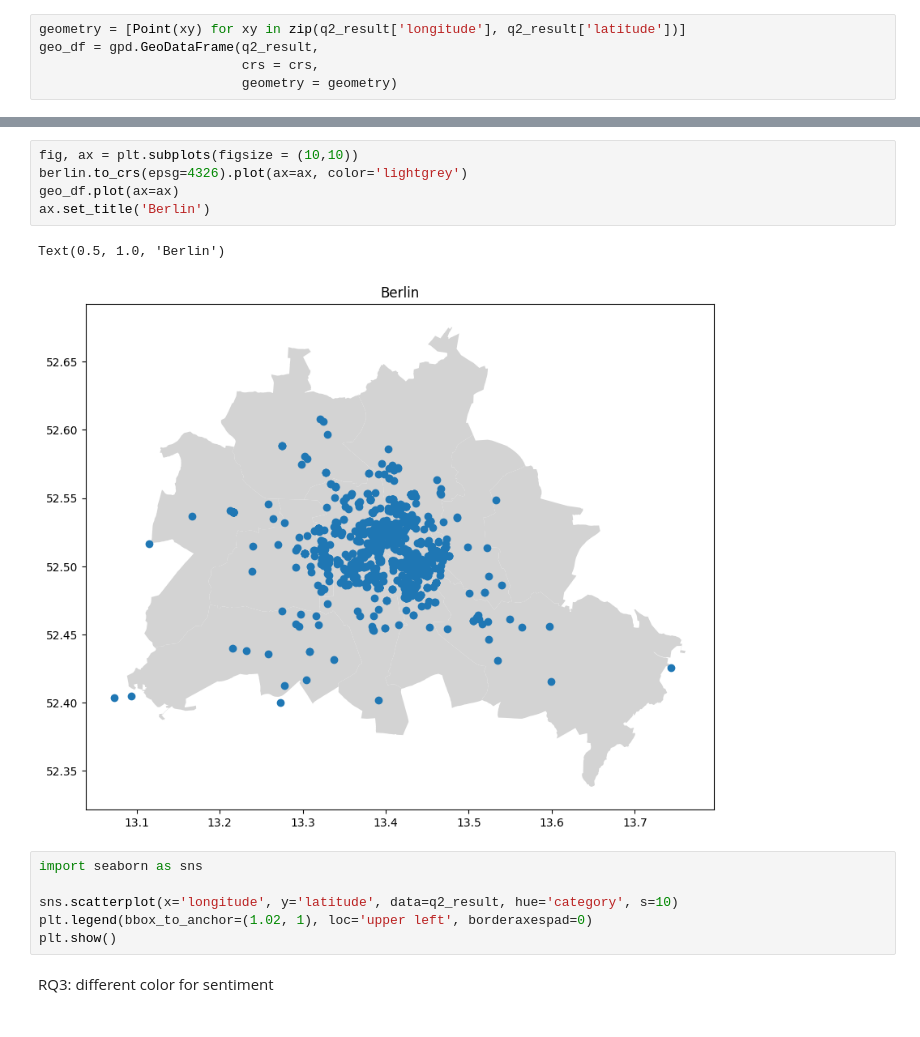
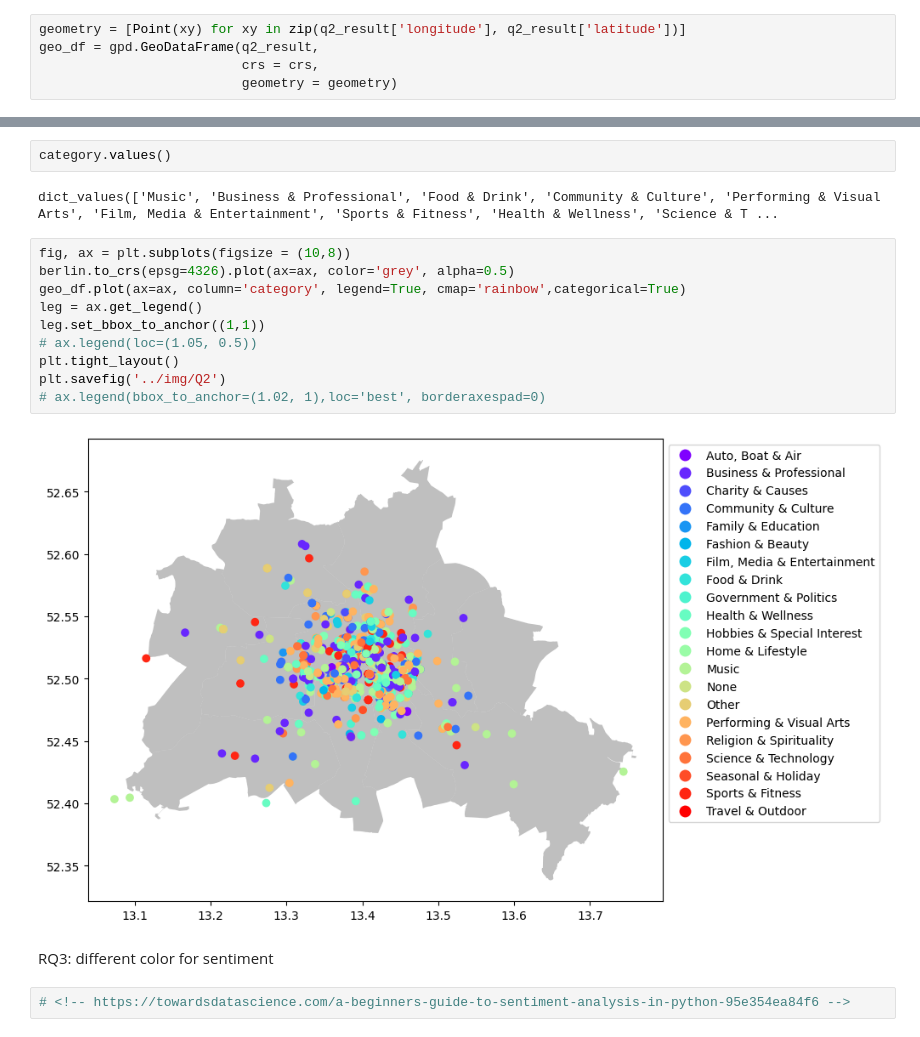
Before and after one commit to chennnxu/Berliin-City-Portrait, a Jupyter notebook: src/EventbriteAnalysis.ipynb, the cells around one changed output, grey strips where cells are left out. Cells and saved outputs as stored; diff of their text form.

```diff
--- a/src/EventbriteAnalysis.ipynb
+++ b/src/EventbriteAnalysis.ipynb
@@ -258,16 +276,20 @@ geo_df = gpd.GeoDataFrame(q2_result,
+# %%
+category.values()
+# %% [output]
+dict_values(['Music', 'Business & Professional', 'Food & Drink', 'Community & Culture', 'Performing & Visual Arts', 'Film, Media & Entertainment', 'Sports & Fitness', 'Health & Wellness', 'Science & T ...
 # %%
-fig, ax = plt.subplots(figsize = (10,10))
-berlin.to_crs(epsg=4326).plot(ax=ax, color='lightgrey')
-geo_df.plot(ax=ax)
-ax.set_title('Berlin')
+fig, ax = plt.subplots(figsize = (10,8))
+berlin.to_crs(epsg=4326).plot(ax=ax, color='grey', alpha=0.5)
+geo_df.plot(ax=ax, column='category', legend=True, cmap='rainbow',categorical=True)
+leg = ax.get_legend()
+leg.set_bbox_to_anchor((1,1))
+# ax.legend(loc=(1.05, 0.5))
+plt.tight_layout()
+plt.savefig('../img/Q2')
+# ax.legend(bbox_to_anchor=(1.02, 1),loc='best', borderaxespad=0)
 # %% [output]
-Text(0.5, 1.0, 'Berlin')
-[figure, old version]
+[figure, new version]
-# %%
-import seaborn as sns
-
-sns.scatterplot(x='longitude', y='latitude', data=q2_result, hue='category', s=10)
-plt.legend(bbox_to_anchor=(1.02, 1), loc='upper left', borderaxespad=0)
-plt.show()
 # %% [markdown]
 RQ3: different color for sentiment
+# %%
+# <!-- https://towardsdatascience.com/a-beginners-guide-to-sentiment-analysis-in-python-95e354ea84f6 -->
```
Also changed, not shown: parts of 12 cells of this notebook, 1 other file.
